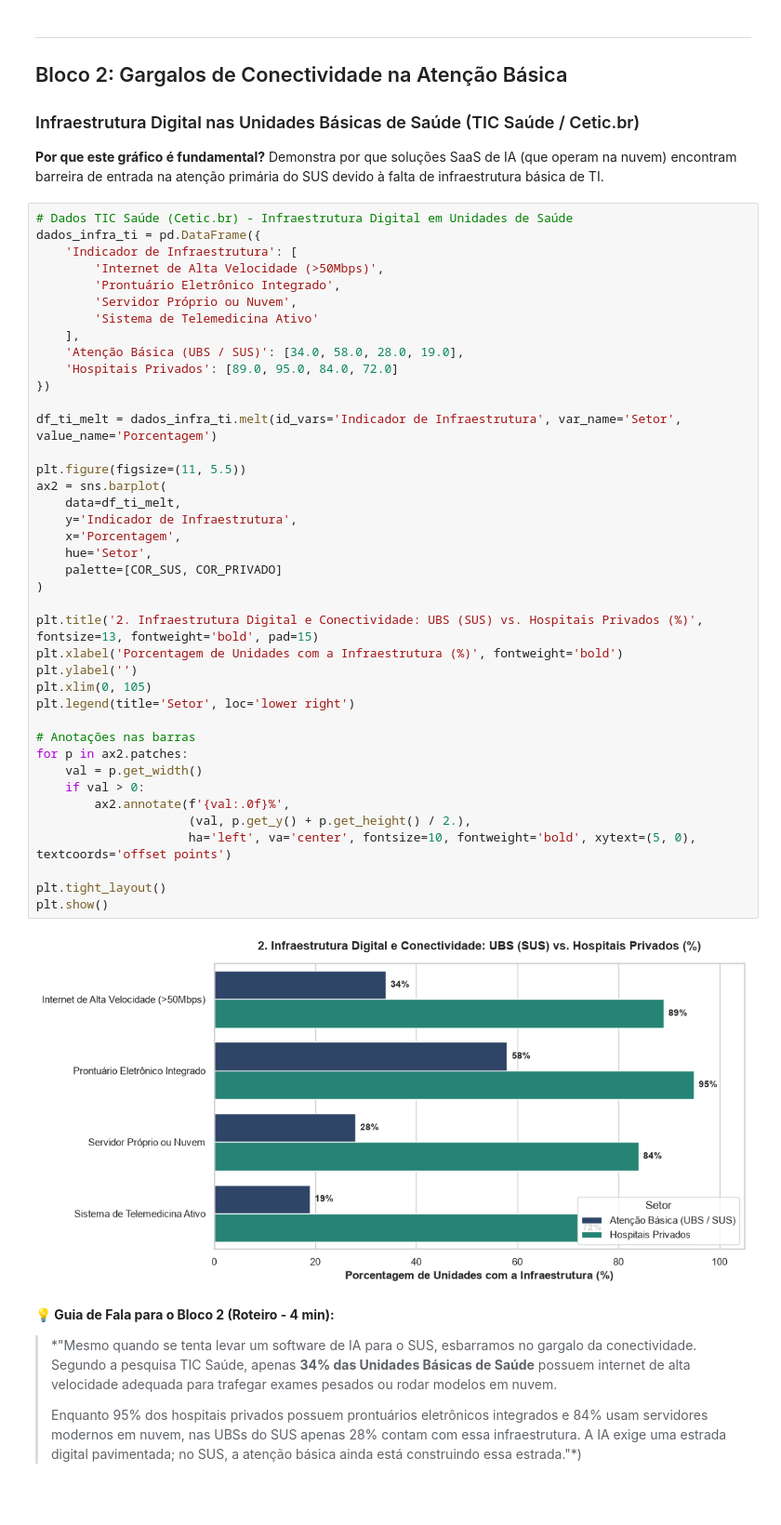
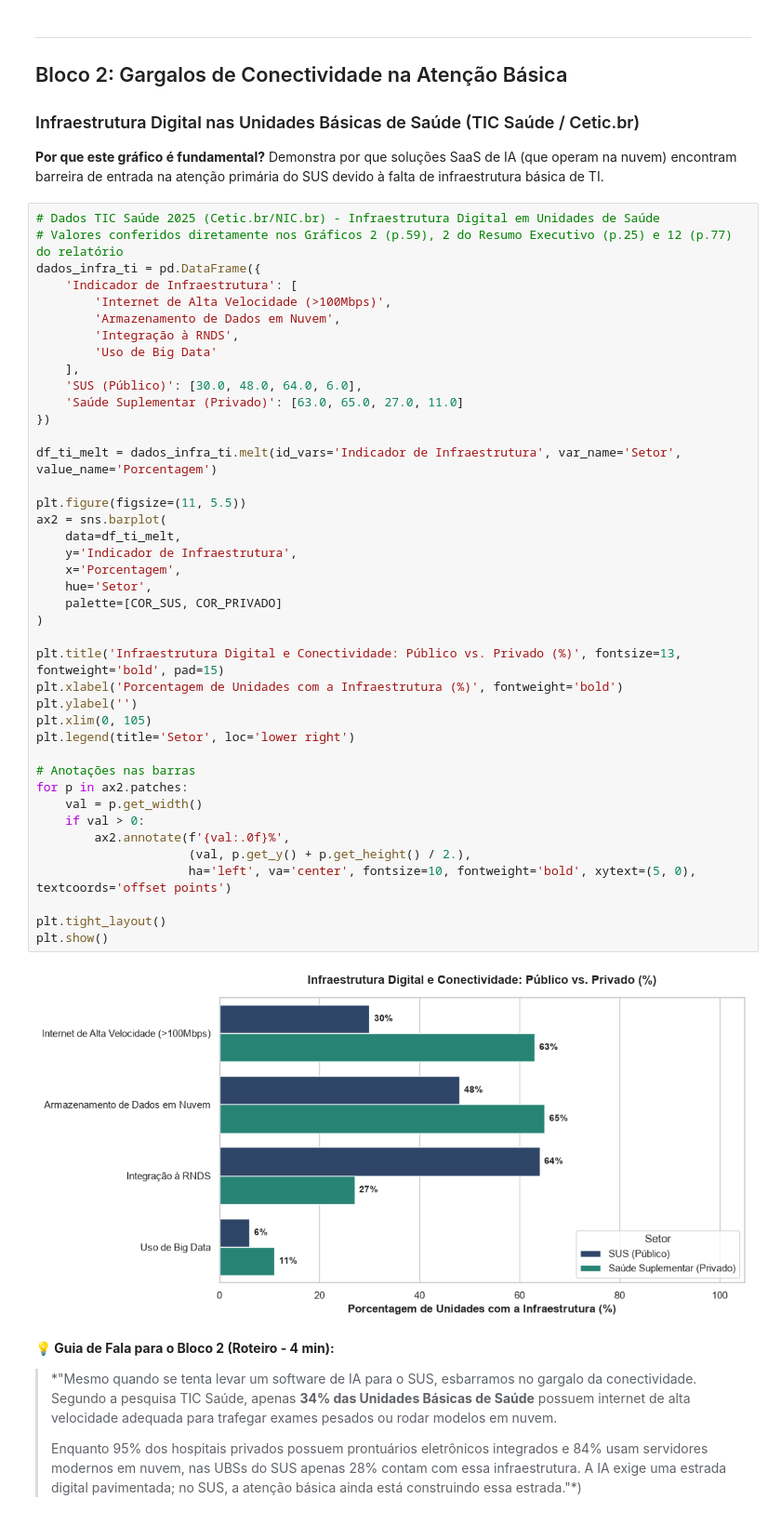
Before and after one commit to marianaexavier/analise-ia-saude, a Jupyter notebook: seminario_ia_saude_p1_infraestrutura.ipynb, the cells around one changed output. Shown at 93% size. Cells and saved outputs as stored; diff of their text form.

```diff
--- a/seminario_ia_saude_p1_infraestrutura.ipynb
+++ b/seminario_ia_saude_p1_infraestrutura.ipynb
@@ -89,47 +89,48 @@ plt.show()
 **Por que este gráfico é fundamental?**
 Demonstra por que soluções SaaS de IA (que operam na nuvem) encontram barreira de entrada na atenção primária do SUS devido à falta de infraestrutura básica de TI.
 # %%
-# Dados TIC Saúde (Cetic.br) - Infraestrutura Digital em Unidades de Saúde
+# Dados TIC Saúde 2025 (Cetic.br/NIC.br) - Infraestrutura Digital em Unidades de Saúde
+# Valores conferidos diretamente nos Gráficos 2 (p.59), 2 do Resumo Executivo (p.25) e 12 (p.77) do relatório
 dados_infra_ti = pd.DataFrame({
     'Indicador de Infraestrutura': [
-        'Internet de Alta Velocidade (>50Mbps)',
-        'Prontuário Eletrônico Integrado',
-        'Servidor Próprio ou Nuvem',
-        'Sistema de Telemedicina Ativo'
+        'Internet de Alta Velocidade (>100Mbps)',
+        'Armazenamento de Dados em Nuvem',
+        'Integração à RNDS',
+        'Uso de Big Data'
     ],
-    'Atenção Básica (UBS / SUS)': [34.0, 58.0, 28.0, 19.0],
-    'Hospitais Privados': [89.0, 95.0, 84.0, 72.0]
+    'SUS (Público)': [30.0, 48.0, 64.0, 6.0],
+    'Saúde Suplementar (Privado)': [63.0, 65.0, 27.0, 11.0]
 })
 
 df_ti_melt = dados_infra_ti.melt(id_vars='Indicador de Infraestrutura', var_name='Setor', value_name='Porcentagem')
 
 plt.figure(figsize=(11, 5.5))
 ax2 = sns.barplot(
     data=df_ti_melt,
     y='Indicador de Infraestrutura',
     x='Porcentagem',
     hue='Setor',
     palette=[COR_SUS, COR_PRIVADO]
 )
 
-plt.title('2. Infraestrutura Digital e Conectividade: UBS (SUS) vs. Hospitais Privados (%)', fontsize=13, fontweight='bold', pad=15)
+plt.title('Infraestrutura Digital e Conectividade: Público vs. Privado (%)', fontsize=13, fontweight='bold', pad=15)
 plt.xlabel('Porcentagem de Unidades com a Infraestrutura (%)', fontweight='bold')
 plt.ylabel('')
 plt.xlim(0, 105)
 plt.legend(title='Setor', loc='lower right')
 
 # Anotações nas barras
 for p in ax2.patches:
     val = p.get_width()
     if val > 0:
         ax2.annotate(f'{val:.0f}%',
                      (val, p.get_y() + p.get_height() / 2.),
                      ha='left', va='center', fontsize=10, fontweight='bold', xytext=(5, 0), textcoords='offset points')
 
 plt.tight_layout()
 plt.show()
 # %% [output]
-[figure, old version]
+[figure, new version]
 # %% [markdown]
 **💡 Guia de Fala para o Bloco 2 (Roteiro - 4 min):**
 > *"Mesmo quando se tenta levar um software de IA para o SUS, esbarramos no gargalo da conectividade. Segundo a pesquisa TIC Saúde, apenas **34% das Unidades Básicas de Saúde** possuem internet de alta velocidade adequada para trafegar exames pesados ou rodar modelos em nuvem.
```
Also changed, not shown: parts of 4 cells of this notebook.
